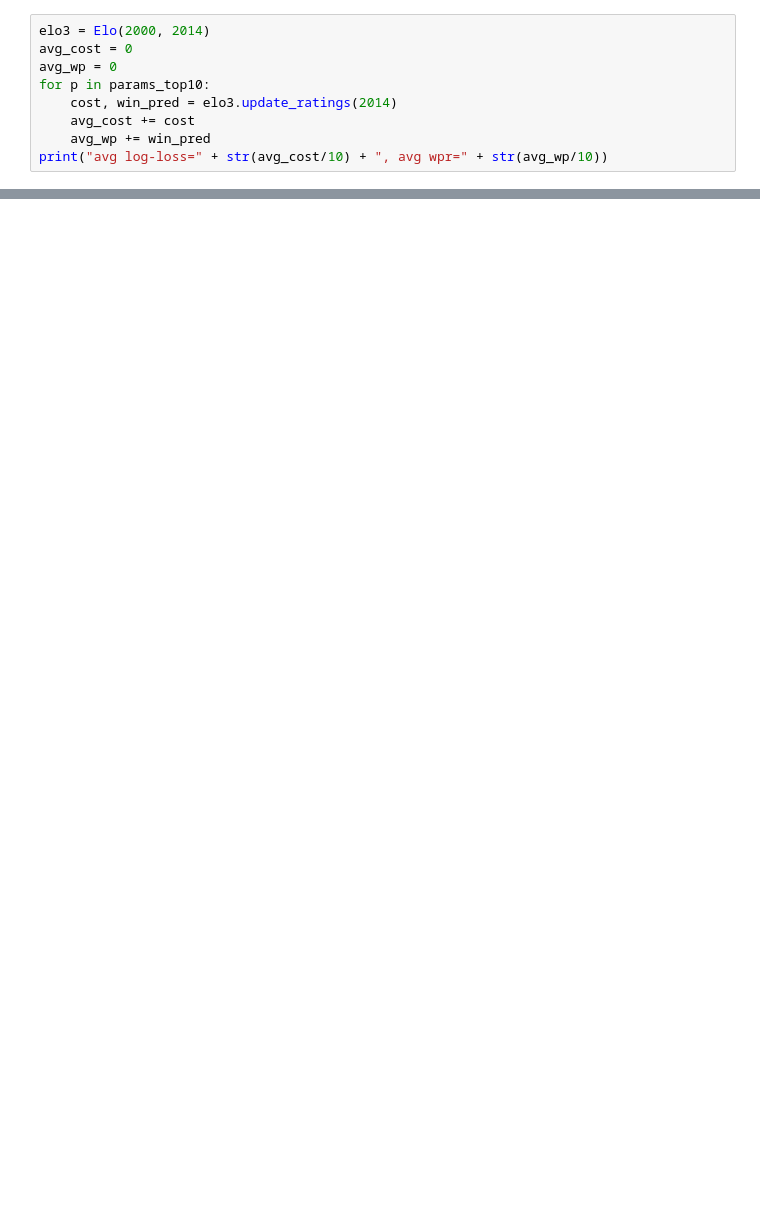
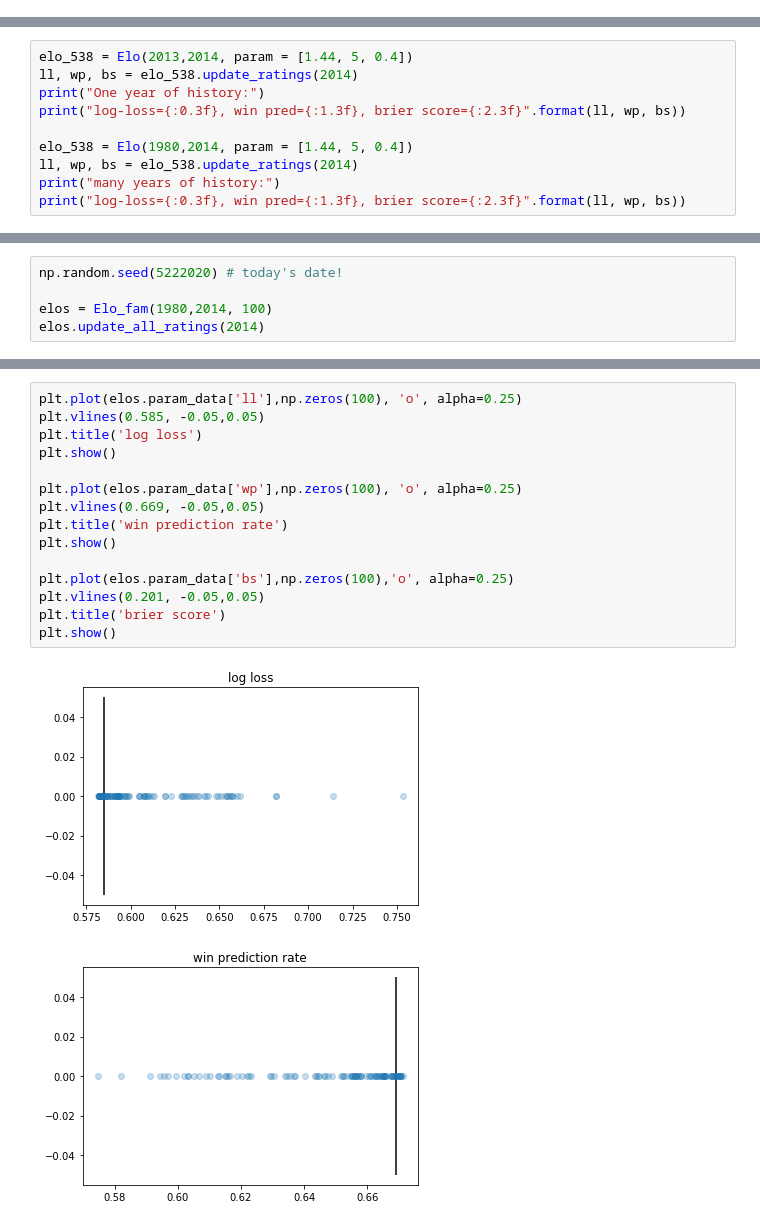
Before and after one commit to hongsuh7/tennis-elo, a Jupyter notebook: elo1.ipynb, the cells around one changed output, grey strips where cells are left out. Saved outputs shown, nothing was run; the diff lists cells and outputs as text; blank space fills up the shorter version.

```diff
--- a/elo1.ipynb
+++ b/elo1.ipynb
@@ -286,9 +0,0 @@ For a fun conclusion, let's run our best parameters against more years of data.
-# %%
-elo3 = Elo(2000, 2014)
-avg_cost = 0
-avg_wp = 0
-for p in params_top10:
-    cost, win_pred = elo3.update_ratings(2014)
-    avg_cost += cost
-    avg_wp += win_pred
-print("avg log-loss=" + str(avg_cost/10) + ", avg wpr=" + str(avg_wp/10))
@@ -303,0 +161,10 @@ So we have to multiply our ratings by $400/\ln 10\approx 173.72$ to get the stan
+# %%
+elo_538 = Elo(2013,2014, param = [1.44, 5, 0.4])
+ll, wp, bs = elo_538.update_ratings(2014)
+print("One year of history:")
+print("log-loss={:0.3f}, win pred={:1.3f}, brier score={:2.3f}".format(ll, wp, bs))
+
+elo_538 = Elo(1980,2014, param = [1.44, 5, 0.4])
+ll, wp, bs = elo_538.update_ratings(2014)
+print("many years of history:")
+print("log-loss={:0.3f}, win pred={:1.3f}, brier score={:2.3f}".format(ll, wp, bs))
@@ -303,0 +368,5 @@ So we have to multiply our ratings by $400/\ln 10\approx 173.72$ to get the stan
+# %%
+np.random.seed(5222020) # today's date!
+
+elos = Elo_fam(1980,2014, 100)
+elos.update_all_ratings(2014)
@@ -303,0 +375,18 @@ So we have to multiply our ratings by $400/\ln 10\approx 173.72$ to get the stan
+# %%
+plt.plot(elos.param_data['ll'],np.zeros(100), 'o', alpha=0.25)
+plt.vlines(0.585, -0.05,0.05)
+plt.title('log loss')
+plt.show()
+
+plt.plot(elos.param_data['wp'],np.zeros(100), 'o', alpha=0.25)
+plt.vlines(0.669, -0.05,0.05)
+plt.title('win prediction rate')
+plt.show()
+
+plt.plot(elos.param_data['bs'],np.zeros(100),'o', alpha=0.25)
+plt.vlines(0.201, -0.05,0.05)
+plt.title('brier score')
+plt.show()
+# %% [output]
+[figure, added]
+[figure, added]
```
Also changed, not shown: parts of 42 cells of this notebook.
